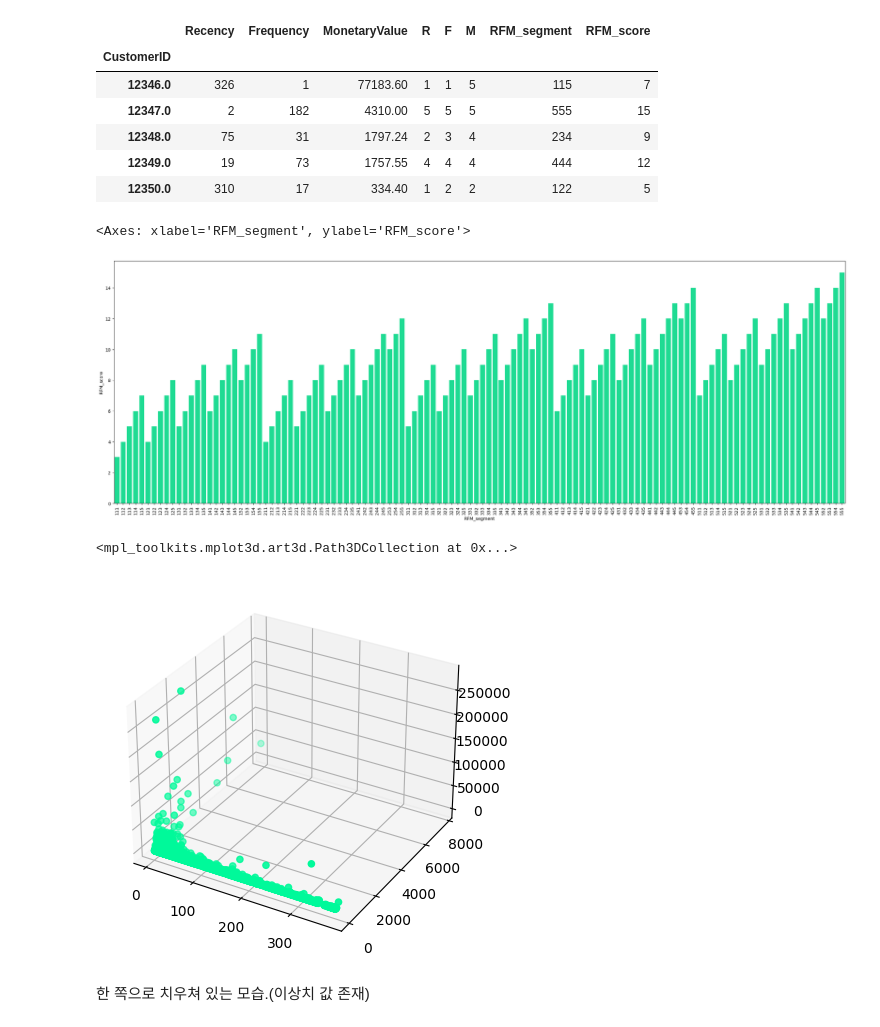
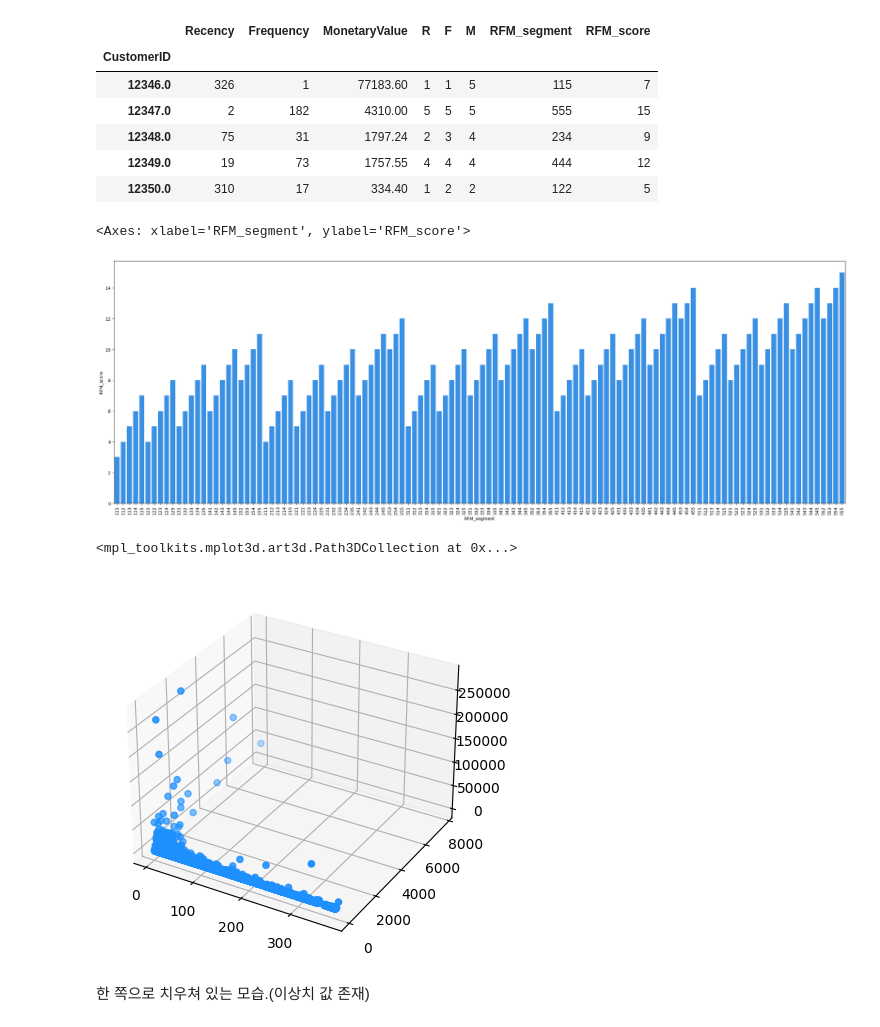
Before and after one commit to JINDOT/Data_Analysis_, a Jupyter notebook: Online_Retail_RFM.ipynb, the cells around one changed output. Cells and saved outputs as stored; diff of their text form; code cells hidden in the pictures.

```diff
--- a/Online_Retail_RFM.ipynb
+++ b/Online_Retail_RFM.ipynb
@@ -343,19 +338,19 @@ rfm.head()
 # %%
 # Segment 와 Score 값에 따른 시각화
 plt.figure(figsize=(30,10))
 plt.xticks(rotation=90)
-sns.barplot(data=rfm.sort_values('RFM_segment'), x='RFM_segment', y='RFM_score',color='mediumspringgreen')
+sns.barplot(data=rfm.sort_values('RFM_segment'), x='RFM_segment', y='RFM_score', color='dodgerblue')
 # %% [output]
 <Axes: xlabel='RFM_segment', ylabel='RFM_score'>
-[figure, old version]
+[figure, new version]
 # %%
 # 3D Projection
 # ax.scatter
 ax = plt.axes(projection='3d')
-ax.scatter(rfm['Recency'], rfm['Frequency'], rfm['MonetaryValue'], c='mediumspringgreen')
+ax.scatter(rfm['Recency'], rfm['Frequency'], rfm['MonetaryValue'], c='dodgerblue')
 # %% [output]
 <mpl_toolkits.mplot3d.art3d.Path3DCollection at 0x...>
-[figure, old version]
+[figure, new version]
 # %% [markdown]
 한 쪽으로 치우쳐 있는 모습.(이상치 값 존재)
 # %%
```
Also changed, not shown: parts of 14 cells of this notebook.
